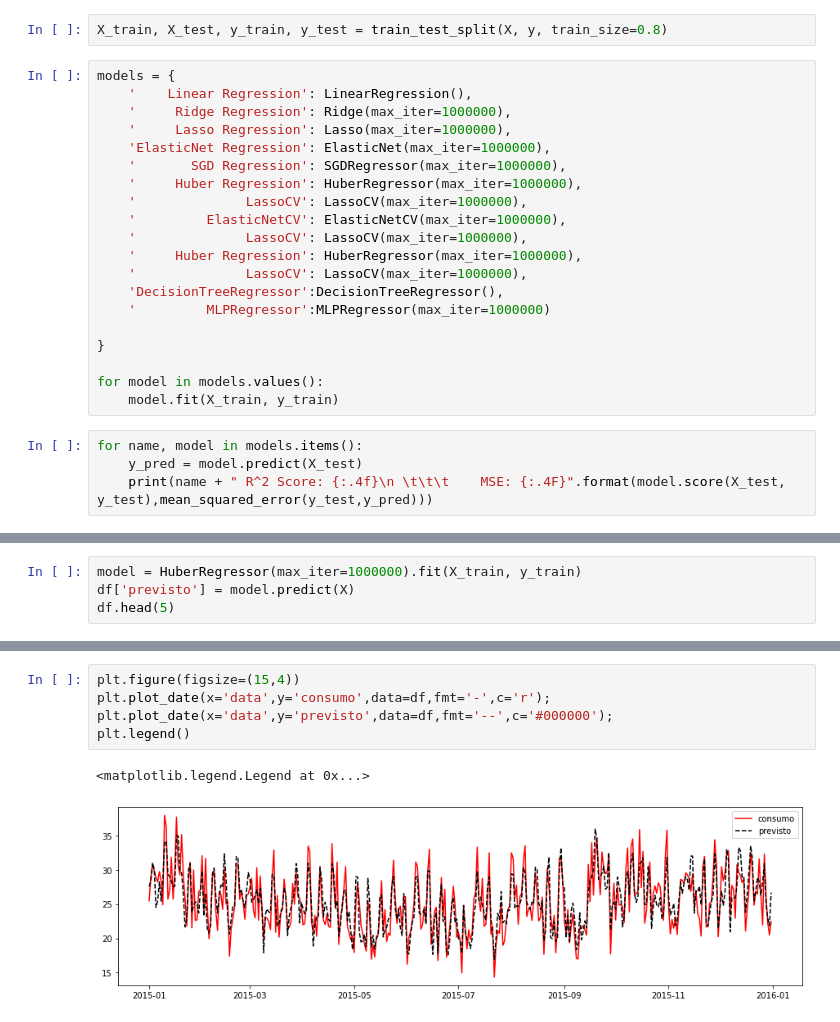
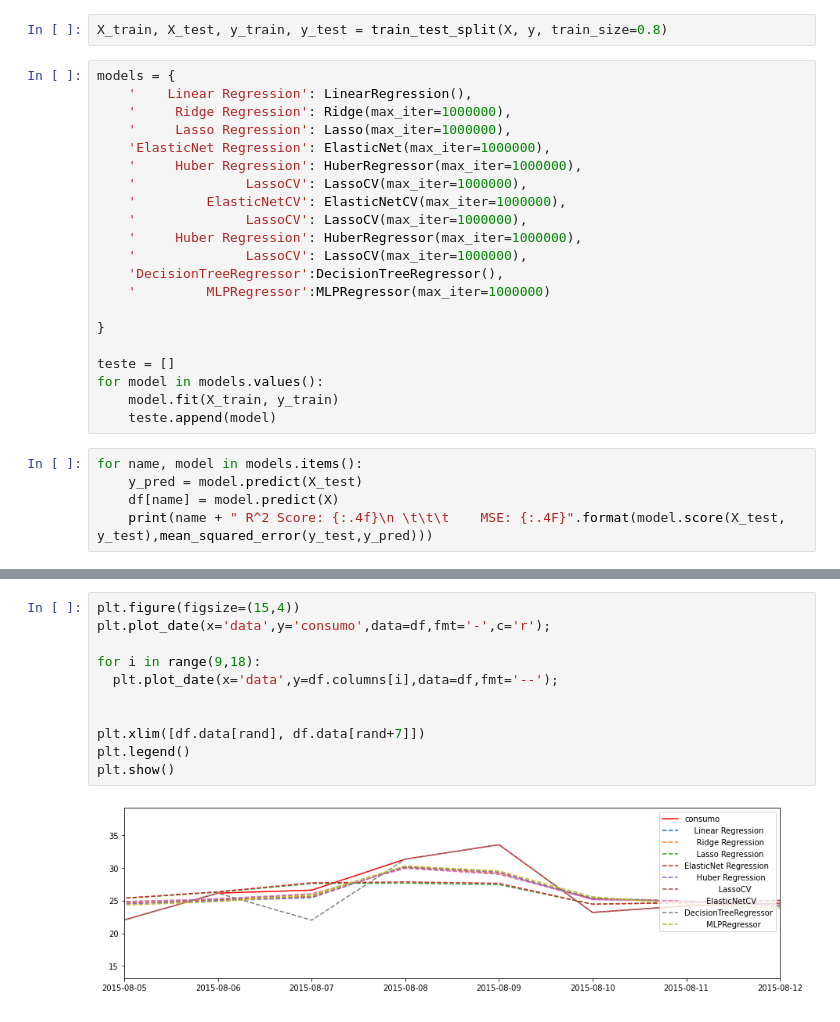
Before and after one commit to thiagolopes97/Portifolio_Projetos, a Jupyter notebook: Reg_Cerveja_SP.ipynb, the cells around one changed output, grey strips where cells are left out. Cells and saved outputs as stored; diff of their text form.

```diff
--- a/Reg_Cerveja_SP.ipynb
+++ b/Reg_Cerveja_SP.ipynb
@@ -398,7 +398,6 @@ models = {
     '     Ridge Regression': Ridge(max_iter=1000000),
     '     Lasso Regression': Lasso(max_iter=1000000),
     'ElasticNet Regression': ElasticNet(max_iter=1000000),
-    '       SGD Regression': SGDRegressor(max_iter=1000000),
     '     Huber Regression': HuberRegressor(max_iter=1000000),
     '              LassoCV': LassoCV(max_iter=1000000),
     '         ElasticNetCV': ElasticNetCV(max_iter=1000000),
@@ -410,10 +409,13 @@ models = {
 
 }
 
+teste = []
 for model in models.values():
     model.fit(X_train, y_train)
+    teste.append(model)
 # %%
 for name, model in models.items():
     y_pred = model.predict(X_test)
+    df[name] = model.predict(X)
     print(name + " R^2 Score: {:.4f}\n \t\t\t    MSE: {:.4F}".format(model.score(X_test, y_test),mean_squared_error(y_test,y_pred)))
 # %% [output]
@@ -440,4 +439,0 @@ DecisionTreeRegressor R^2 Score: 0.4637
-# %%
-model = HuberRegressor(max_iter=1000000).fit(X_train, y_train)
-df['previsto'] = model.predict(X)
-df.head(5)
@@ -451,11 +449,16 @@ df.head(5)
 # %%
 plt.figure(figsize=(15,4))
 plt.plot_date(x='data',y='consumo',data=df,fmt='-',c='r');
-plt.plot_date(x='data',y='previsto',data=df,fmt='--',c='#000000');
+
+for i in range(9,18):
+  plt.plot_date(x='data',y=df.columns[i],data=df,fmt='--');
+
+
+plt.xlim([df.data[rand], df.data[rand+7]])
 plt.legend()
+plt.show()
 # %% [output]
-<matplotlib.legend.Legend at 0x...>
-[figure, old version]
+[figure, new version]
 # %% [markdown]
 # Conclusão
 
```
Also changed, not shown: parts of 4 cells of this notebook.
